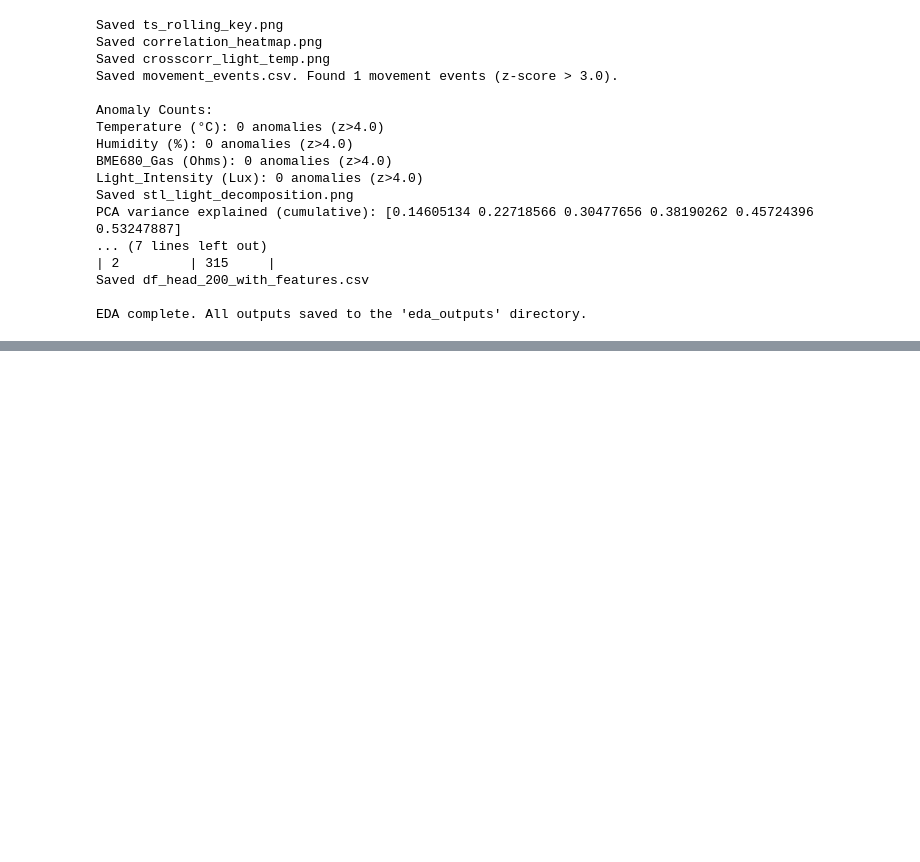
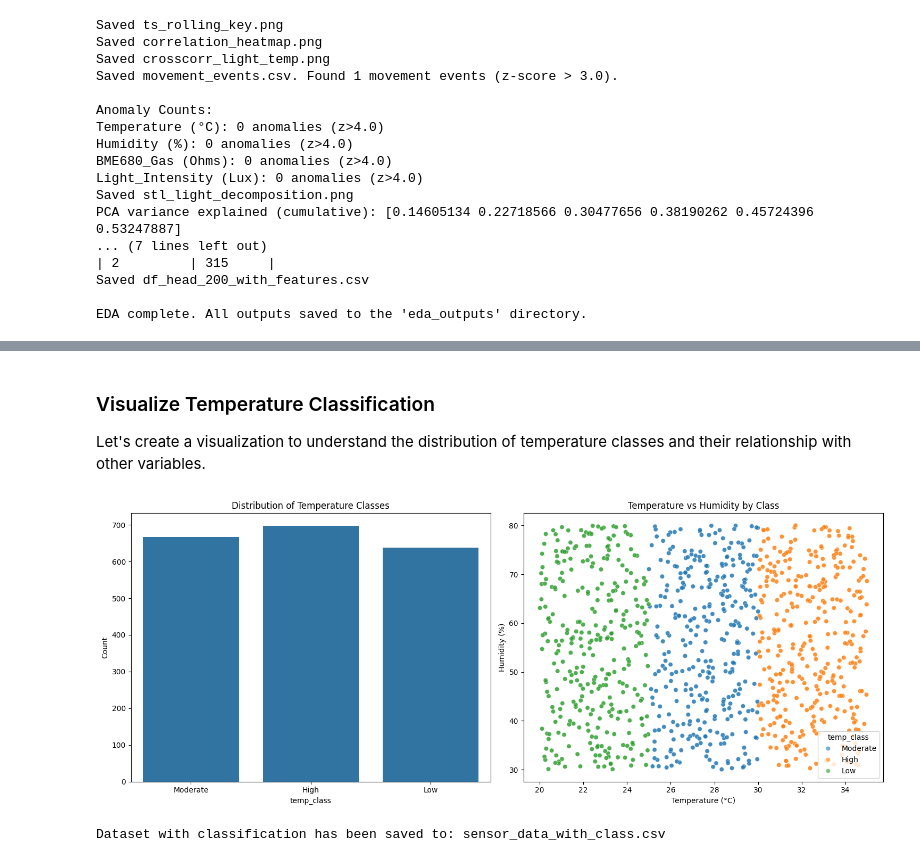
Before and after one commit to falcaozane/IoT-Research, a Jupyter notebook: Zane/EDA_Analysis.ipynb, the cells around one changed output, grey strips where cells are left out. Saved outputs shown, nothing was run; the diff lists cells and outputs as text; code cells hidden in the pictures; blank space fills up the shorter version.

```diff
--- a/Zane/EDA_Analysis.ipynb
+++ b/Zane/EDA_Analysis.ipynb
@@ -1087,0 +1304,18 @@ EDA complete. All outputs saved to the 'eda_outputs' directory.
+# %%
+# Create temperature classification
+def classify_temperature(temp):
+    if temp < 25:
+        return 'Low'
+    elif temp <= 30:
+        return 'Moderate'
+    else:
+        return 'High'
+
+# Add temperature classification column
+combined_data['temp_class'] = combined_data['Temperature (°C)'].apply(classify_temperature)
+
+# Show the distribution of temperature classes
+print("Temperature Class Distribution:")
+print(combined_data['temp_class'].value_counts())
+print("\nPercentage Distribution:")
+print(combined_data['temp_class'].value_counts(normalize=True) * 100)
@@ -1087,0 +1336,32 @@ EDA complete. All outputs saved to the 'eda_outputs' directory.
+# %% [markdown]
+### Visualize Temperature Classification
+
+Let's create a visualization to understand the distribution of temperature classes and their relationship with other variables.
+# %%
+# Create visualizations
+fig, (ax1, ax2) = plt.subplots(1, 2, figsize=(15, 6))
+
+# Plot 1: Temperature Class Distribution
+sns.countplot(data=combined_data, x='temp_class', ax=ax1)
+ax1.set_title('Distribution of Temperature Classes')
+ax1.set_ylabel('Count')
+
+# Plot 2: Temperature vs Humidity by Class
+sns.scatterplot(data=combined_data, x='Temperature (°C)', y='Humidity (%)',
+                hue='temp_class', ax=ax2, alpha=0.6)
+ax2.set_title('Temperature vs Humidity by Class')
+
+plt.tight_layout()
+plt.show()
+
+# Save the dataset with the new classification column
+# timestamp = datetime.now().strftime('%Y%m%d_%H%M%S')
+# output_filename = f'sensor_data_with_class_{timestamp}.csv'
+output_filename = f'sensor_data_with_class.csv'
+combined_data.columns
+combined_data.drop(columns=['data_source'], inplace=True)  # Drop the source column if not needed
+combined_data.to_csv(output_filename, index=False)
+print(f"\nDataset with classification has been saved to: {output_filename}")
+# %% [output]
+[figure, added]
+Dataset with classification has been saved to: sensor_data_with_class.csv
```
Also changed, not shown: parts of 15 cells of this notebook, 8 other files.
